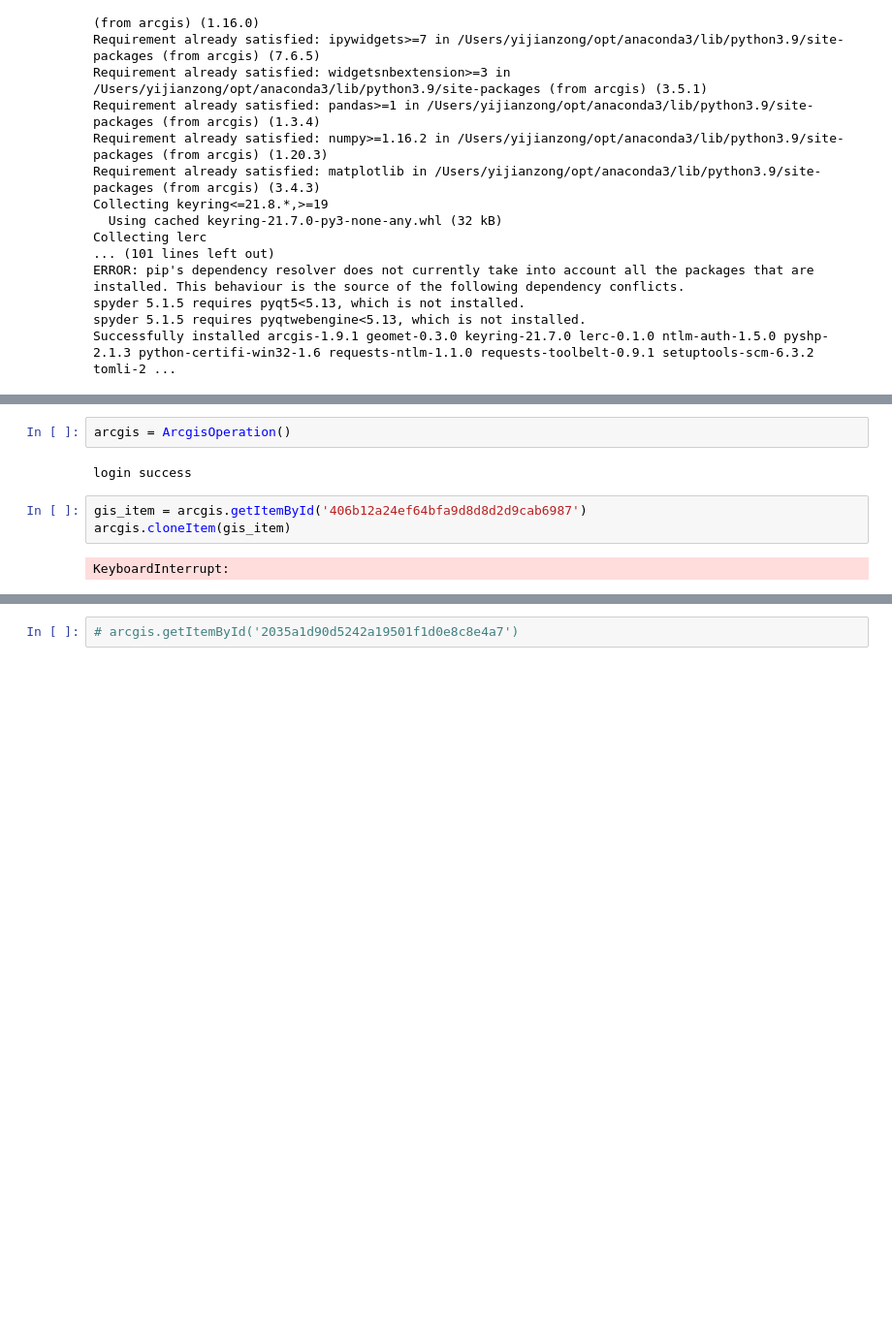
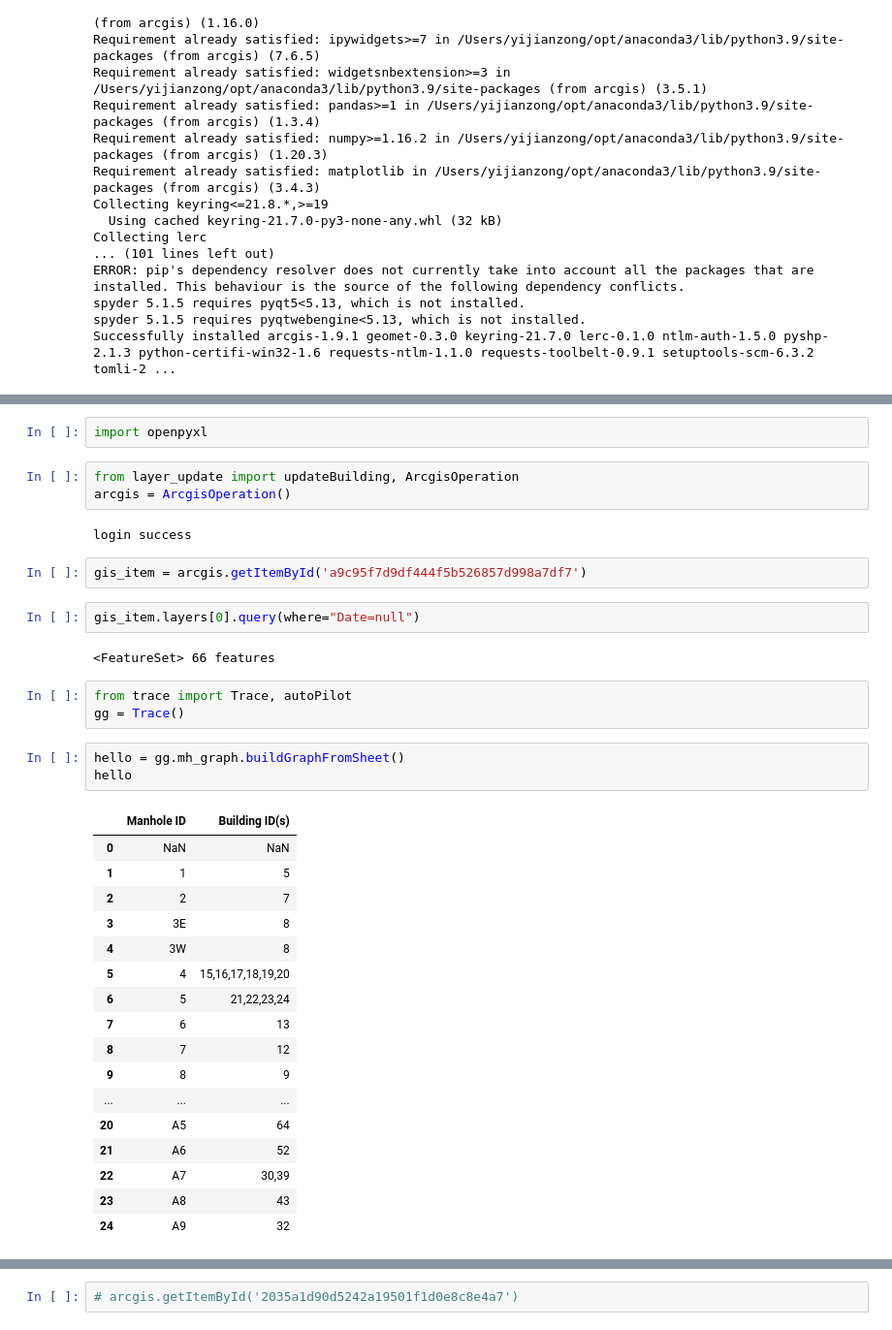
Before and after one commit to ucsd-cmi/BuildingTrace, a Jupyter notebook: src/TestNotebook 2.ipynb, the cells around one changed output, grey strips where cells are left out. Shown: that part at 97% size. Saved outputs shown, nothing was run; the diff lists cells and outputs as text; blank space fills up the shorter version.

Commit message:
feat: make trace algo deployment ready

```diff
--- a/src/TestNotebook 2.ipynb
+++ b/src/TestNotebook 2.ipynb
@@ -21,9 +30,37 @@ Successfully installed arcgis-1.9.1 geomet-0.3.0 keyring-21.7.0 lerc-0.1.0 ntlm-
+# %%
+import openpyxl
 # %%
+from layer_update import updateBuilding, ArcgisOperation
 arcgis = ArcgisOperation()
 # %% [output]
 login success
 # %%
-gis_item = arcgis.getItemById('406b12a24ef64bfa9d8d8d2d9cab6987')
-arcgis.cloneItem(gis_item)
+gis_item = arcgis.getItemById('a9c95f7d9df444f5b526857d998a7df7')
-# %% [output]
-KeyboardInterrupt:
+# %%
+gis_item.layers[0].query(where="Date=null")
+# %% [output]
+<FeatureSet> 66 features
+# %%
+from trace import Trace, autoPilot
+gg = Trace()
+# %%
+hello = gg.mh_graph.buildGraphFromSheet()
+hello
+# %% [output]
+|  | Manhole ID | Building ID(s) |
+| 0 | NaN | NaN |
+| 1 | 1 | 5 |
+| 2 | 2 | 7 |
+| 3 | 3E | 8 |
+| 4 | 3W | 8 |
+| 5 | 4 | 15,16,17,18,19,20 |
+| 6 | 5 | 21,22,23,24 |
+| 7 | 6 | 13 |
+| 8 | 7 | 12 |
+| 9 | 8 | 9 |
+| ... | ... | ... |
+| 20 | A5 | 64 |
+| 21 | A6 | 52 |
+| 22 | A7 | 30,39 |
+| 23 | A8 | 43 |
+| 24 | A9 | 32 |
```
Also changed, not shown: parts of 37 cells of this notebook, 7 other files.
